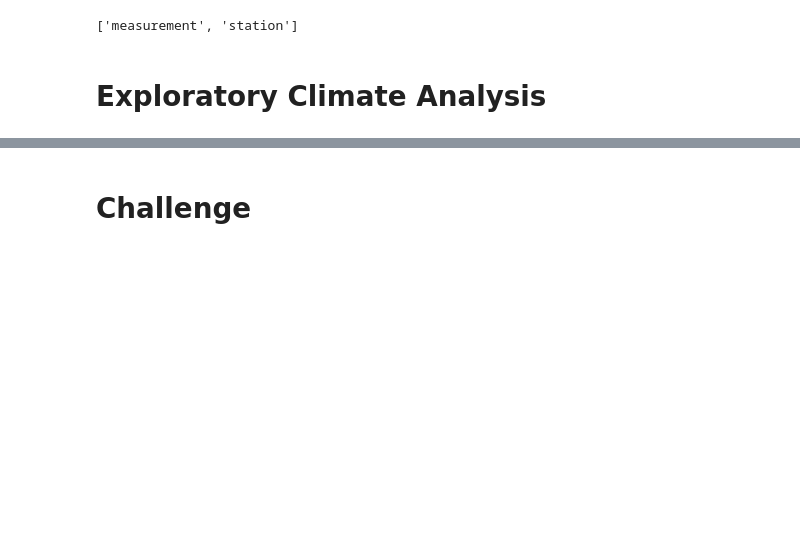
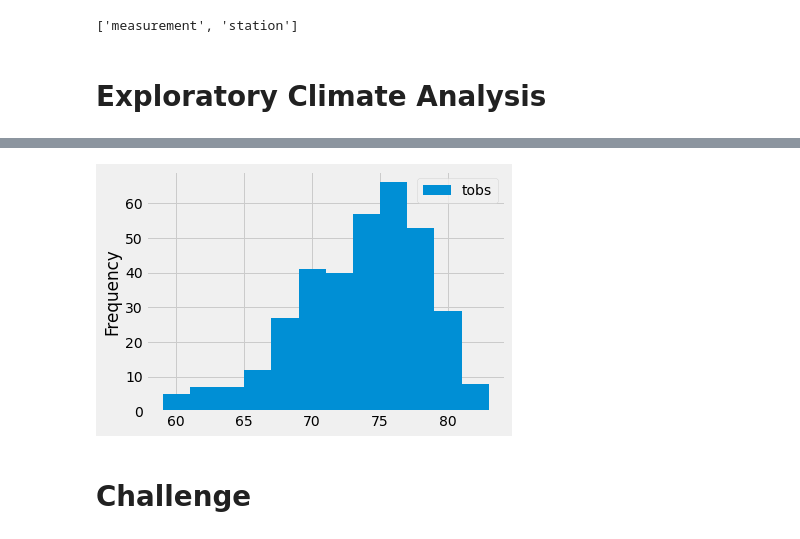
Before and after one commit to RebRut03/surfs_up, a Jupyter notebook: climate_analysis.ipynb, the cells around one changed output, grey strips where cells are left out. Saved outputs shown, nothing was run; the diff lists cells and outputs as text; code cells hidden in the pictures; blank space fills up the shorter version.

```diff
--- a/climate_analysis.ipynb
+++ b/climate_analysis.ipynb
@@ -34,6 +34,7 @@ Measurement = Base.classes.measurement
 Station = Base.classes.station
 # %%
 # Create our session (link) from Python to the DB
+session = Session(engine)
 # %% [markdown]
 # Exploratory Climate Analysis
 # %%
@@ -62,3 +188,8 @@ Station = Base.classes.station
 # %%
 # Choose the station with the highest number of temperature observations.
 # Query the last 12 months of temperature observation data for this station and plot the results as a histogram
+results = session.query(Measurement.tobs).\
+filter(Measurement.station == 'USC00519281').\
+filter(Measurement.date >= prev_year).all()
+
+print(results)
@@ -64,0 +198,4 @@ Station = Base.classes.station
+# %%
+# Convert results into a dataframe for easier readability
+df = pd.DataFrame(results, columns=['tobs'])
+print(df)
@@ -65,3 +217,9 @@ Station = Base.classes.station
+# %%
+# Plot the Temperature Observations - create histogram from temp observations which will count how many temp obs we have
+df.plot.hist(bins=12)
+plt.tight_layout()
+# %% [output]
+[figure, added]
 # %%
 # Write a function called `calc_temps` that will accept start date and end date in the format '%Y-%m-%d'
 # and return the minimum, average, and maximum temperatures for that range of dates
```
Also changed, not shown: parts of 13 cells of this notebook.
